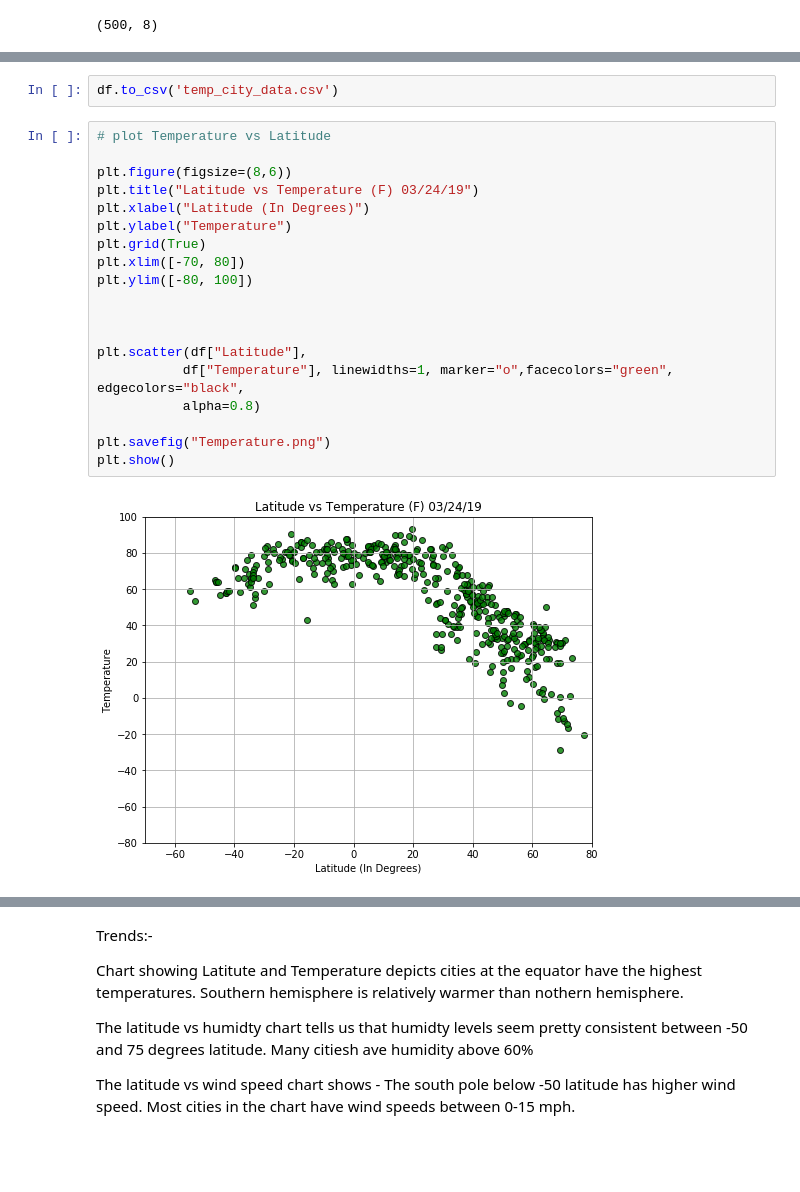
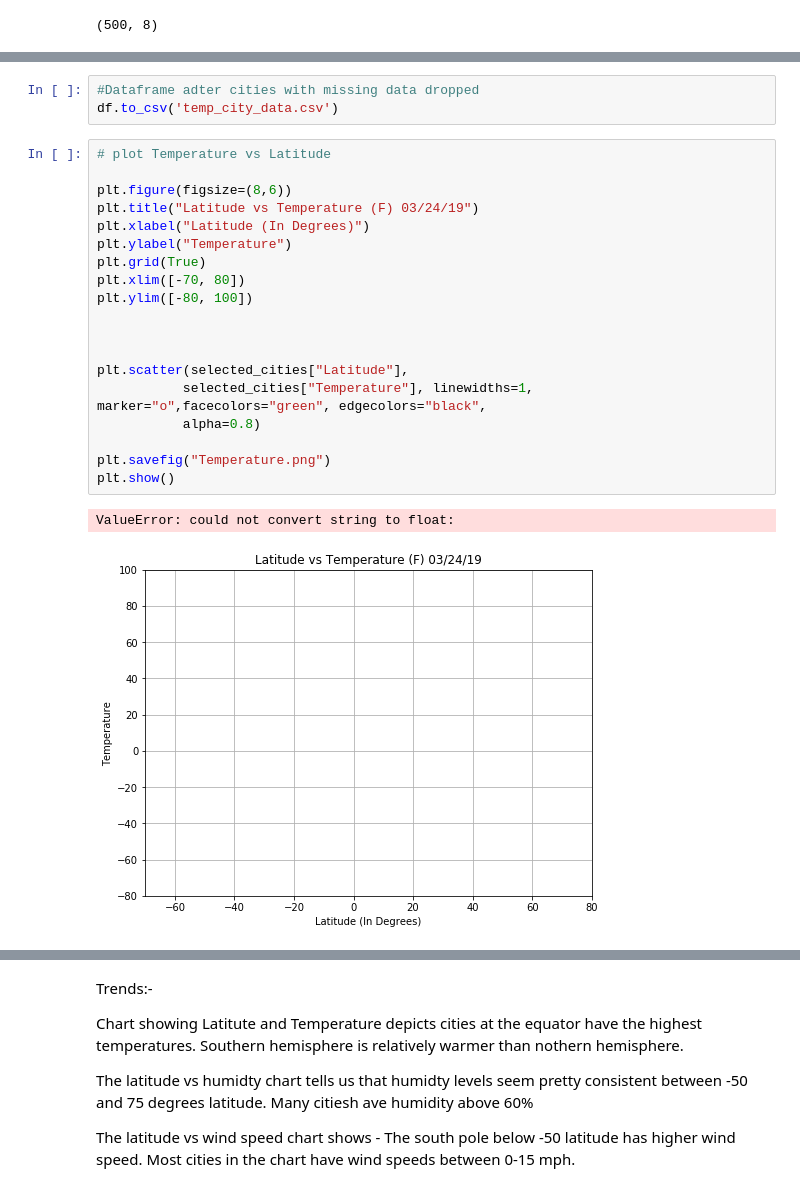
Before and after one commit to monikarutgers/Homework-WeatherAPI, a Jupyter notebook: WeatherPy-Copy1.ipynb, the cells around one changed output, grey strips where cells are left out. Saved outputs shown, nothing was run; the diff lists cells and outputs as text; blank space fills up the shorter version.

```diff
--- a/WeatherPy-Copy1.ipynb
+++ b/WeatherPy-Copy1.ipynb
@@ -251,26 +247,28 @@ df.shape
-# %%
-df.to_csv('temp_city_data.csv')
+# %%
+#Dataframe adter cities with missing data dropped
+df.to_csv('temp_city_data.csv')
 # %%
 # plot Temperature vs Latitude
 
 plt.figure(figsize=(8,6))
 plt.title("Latitude vs Temperature (F) 03/24/19")
 plt.xlabel("Latitude (In Degrees)")
 plt.ylabel("Temperature")
 plt.grid(True)
 plt.xlim([-70, 80])
 plt.ylim([-80, 100])
 
 
 
-plt.scatter(df["Latitude"],
-           df["Temperature"], linewidths=1, marker="o",facecolors="green", edgecolors="black",
+plt.scatter(selected_cities["Latitude"],
+           selected_cities["Temperature"], linewidths=1, marker="o",facecolors="green", edgecolors="black",
            alpha=0.8)
 
 plt.savefig("Temperature.png")
 plt.show()
 # %% [output]
+ValueError: could not convert string to float:
-[figure, old version]
+[figure, new version]
 # %%
 plt.figure(figsize=(8,6))
 plt.scatter(df["Latitude"],
```
Also changed, not shown: parts of 15 cells of this notebook.
